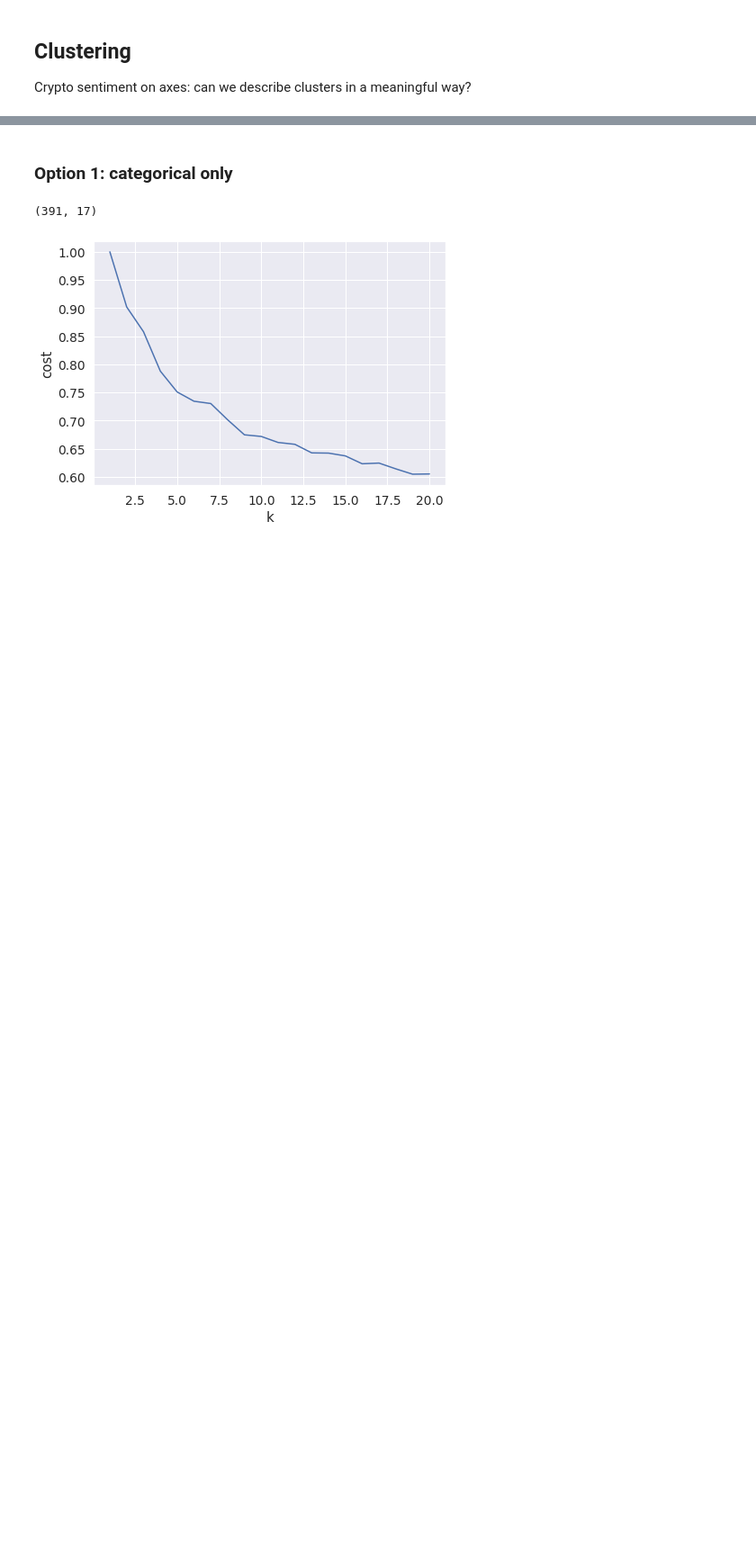
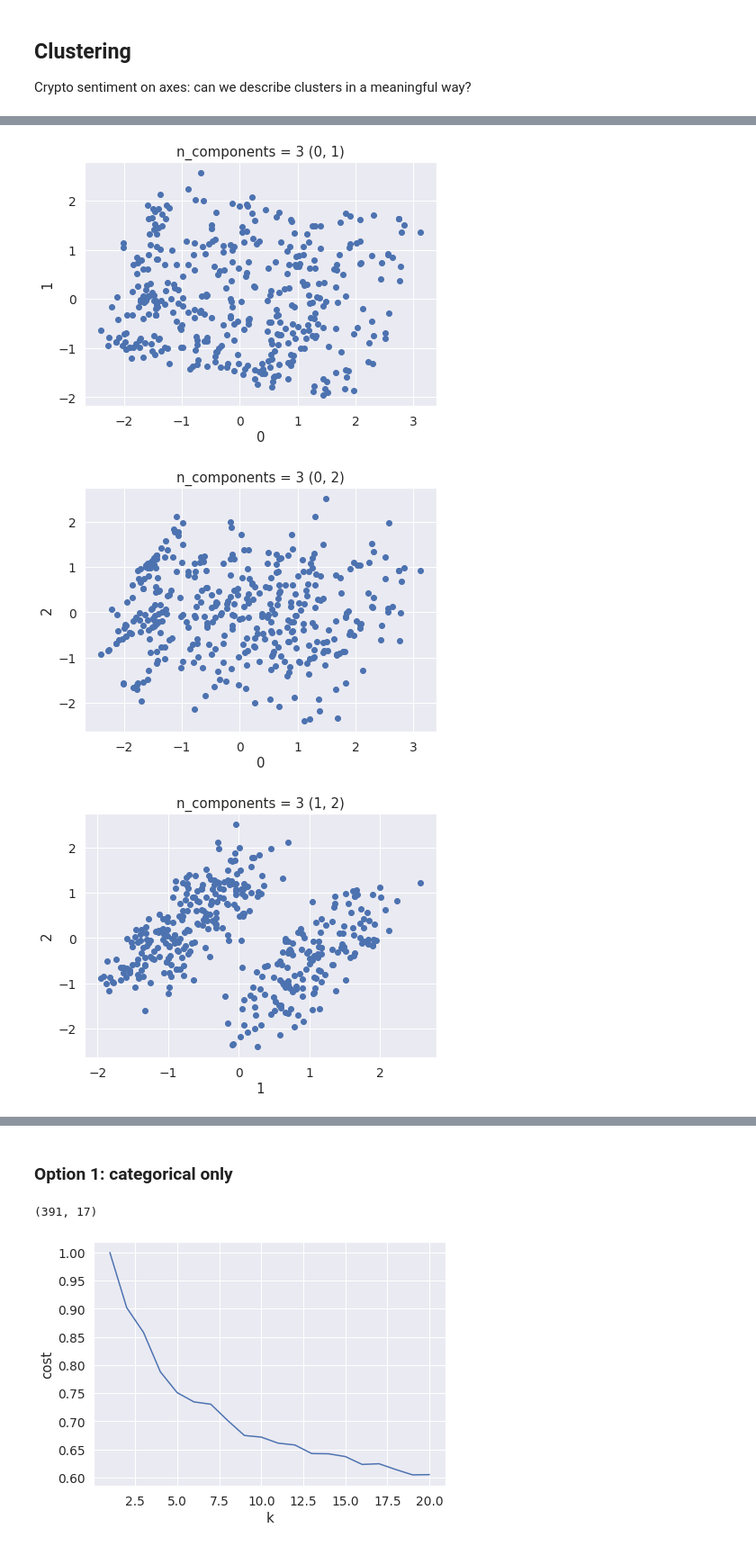
Before and after one commit to notchia/metagov, a Jupyter notebook: cryptopolitics_survey_analysis.ipynb, the cells around one changed output, grey strips where cells are left out. Shown at 90% size. Cells and saved outputs as stored; diff of their text form; code cells hidden in the pictures; blank space fills up the shorter version.

```diff
--- a/cryptopolitics_survey_analysis.ipynb
+++ b/cryptopolitics_survey_analysis.ipynb
@@ -438,0 +376,6 @@ Two options for this:
+# %%
+X_new_3 = compute_and_plot_pca(X_for_pca, 3)
+# %% [output]
+[figure, added]
+[figure, added]
+[figure, added]
```
Also changed, not shown: parts of 42 cells of this notebook.
